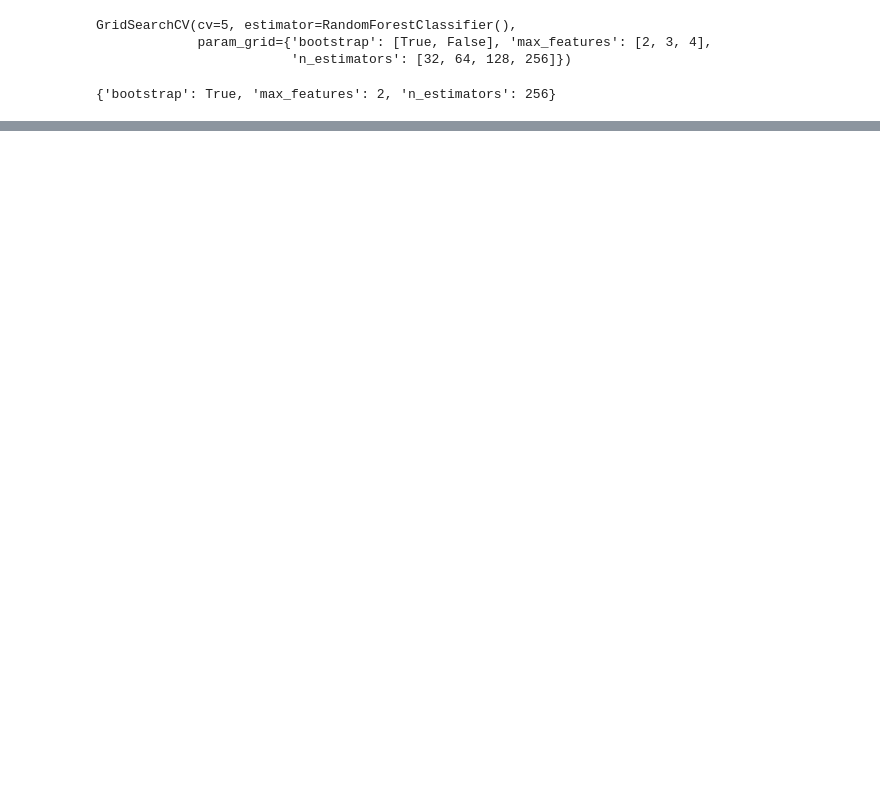
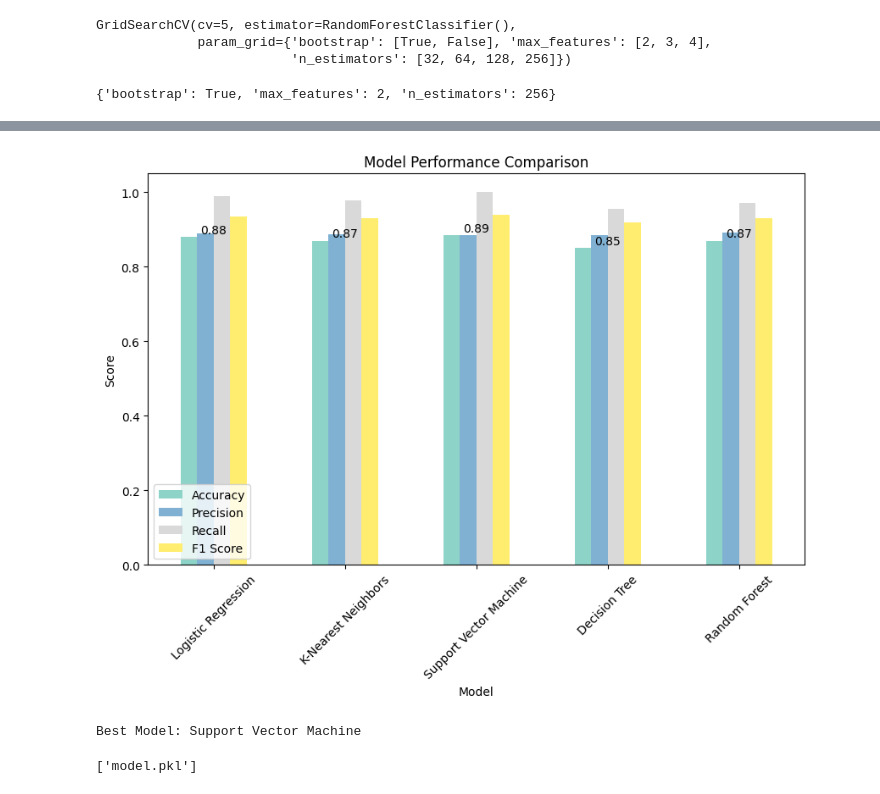
Before and after one commit to Rafal852/Customer-Churm-Prediciton, a Jupyter notebook: customer_churn.ipynb, the cells around one changed output, grey strips where cells are left out. Saved outputs shown, nothing was run; the diff lists cells and outputs as text; code cells hidden in the pictures; blank space fills up the shorter version.

Commit message:
automated best model, improved streamlit

```diff
--- a/customer_churn.ipynb
+++ b/customer_churn.ipynb
@@ -293,7 +302,7 @@ joblib.dump(scaler, "scaler.pkl")
 # %% [output]
 ['scaler.pkl']
 # %%
-X_test = scaler.fit_transform(X_test)
+X_test = scaler.transform(X_test.values)
 # %%
 from sklearn.metrics import accuracy_score
 
@@ -458,0 +443,20 @@ Index(['Age', 'Gender', 'Tenure', 'MonthlyCharges'], dtype='object')
+# %%
+def evaluate_model(y_true, y_pred, model_name):
+
+    accuracy = accuracy_score(y_true, y_pred)
+    precision = precision_score(y_true, y_pred)
+    recall = recall_score(y_true, y_pred)
+    f1 = f1_score(y_true, y_pred)
+
+    return {"Model": model_name, "Accuracy": accuracy, "Precision": precision, "Recall": recall, "F1 Score": f1}
+# %%
+log_metrics = evaluate_model(y_test, log_model.predict(X_test), "Logistic Regression")
+knn_metrics = evaluate_model(y_test, gridkn.predict(X_test), "K-Nearest Neighbors")
+svm_metrics = evaluate_model(y_test, gridsvc.predict(X_test), "Support Vector Machine")
+tree_metrics = evaluate_model(y_test, grid_tree.predict(X_test), "Decision Tree")
+rf_metrics = evaluate_model(y_test, grid_rfc.predict(X_test), "Random Forest")
+# %%
+metrics_summary = pd.DataFrame([log_metrics, knn_metrics, svm_metrics, tree_metrics, rf_metrics])
+
+print("\n--- Model Comparison Summary ---")
+display(metrics_summary)
@@ -458,0 +471,30 @@ Index(['Age', 'Gender', 'Tenure', 'MonthlyCharges'], dtype='object')
+# %%
+metrics_summary.set_index("Model")[["Accuracy", "Precision", "Recall", "F1 Score"]].plot(kind="bar", figsize=(10, 6), colormap="Set3")
+plt.title("Model Performance Comparison")
+plt.ylabel("Score")
+plt.xlabel("Model")
+plt.xticks(rotation=45)
+
+for i, v in enumerate(metrics_summary["Accuracy"]):
+    plt.text(i, v + 0.01, f"{v:.2f}", ha='center')
+
+plt.show()
+# %% [output]
+[figure, added]
+# %%
+best_model_name = metrics_summary.sort_values(by="Accuracy", ascending=False).iloc[0]["Model"]
+print(f"Best Model: {best_model_name}")
+
+model_mapping = {
+    "Logistic Regression": log_model,
+    "K-Nearest Neighbors": gridkn.best_estimator_,
+    "Support Vector Machine": gridsvc.best_estimator_,
+    "Decision Tree": grid_tree.best_estimator_,
+    "Random Forest": grid_rfc.best_estimator_
+}
+
+best_model = model_mapping[best_model_name]
+joblib.dump(best_model, "model.pkl")
+# %% [output]
+Best Model: Support Vector Machine
+['model.pkl']
```
Also changed, not shown: parts of 14 cells of this notebook, 3 other files.
